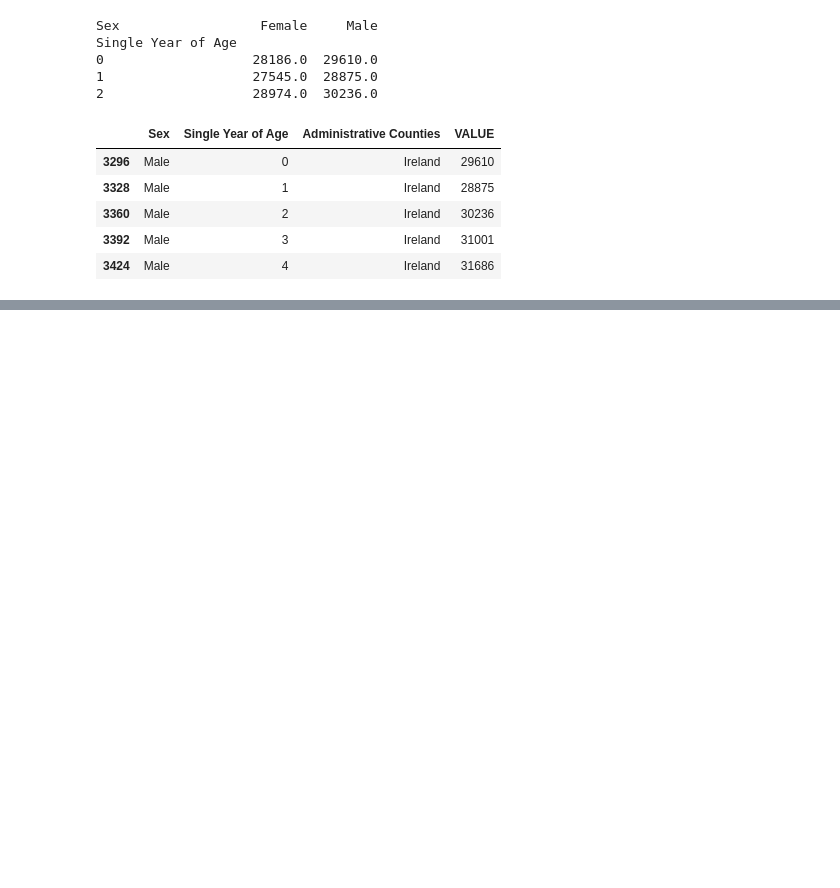
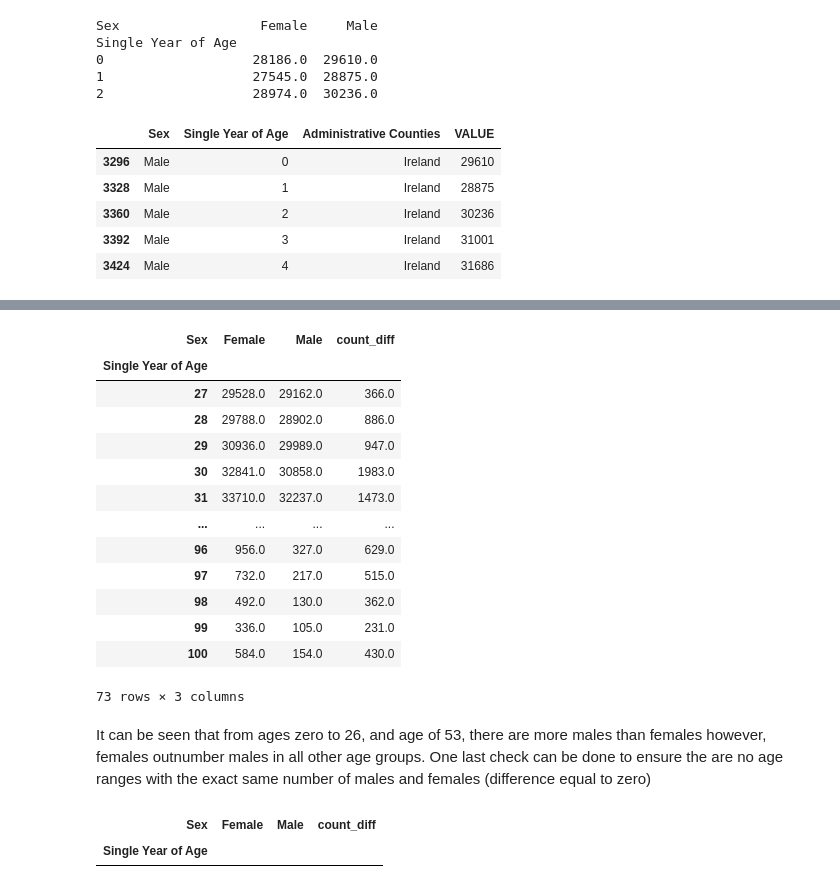
Before and after one commit to danielfinnerty/PFDA, a Jupyter notebook: assignments/assignment05-population.ipynb, the cells around one changed output, grey strips where cells are left out. Saved outputs shown, nothing was run; the diff lists cells and outputs as text; code cells hidden in the pictures; blank space fills up the shorter version.

```diff
--- a/assignments/assignment05-population.ipynb
+++ b/assignments/assignment05-population.ipynb
@@ -152,0 +263,32 @@ df.head()
+# %%
+# Confirm ages where the difference value is greated than 0 (more females than males)
+df_female = df_anal[df_anal["count_diff"] > 0]
+
+# Show
+df_female
+# %% [output]
+| Sex | Female | Male | count_diff |
+| Single Year of Age |  |  |  |
+| 27 | 29528.0 | 29162.0 | 366.0 |
+| 28 | 29788.0 | 28902.0 | 886.0 |
+| 29 | 30936.0 | 29989.0 | 947.0 |
+| 30 | 32841.0 | 30858.0 | 1983.0 |
+| 31 | 33710.0 | 32237.0 | 1473.0 |
+| ... | ... | ... | ... |
+| 96 | 956.0 | 327.0 | 629.0 |
+| 97 | 732.0 | 217.0 | 515.0 |
+| 98 | 492.0 | 130.0 | 362.0 |
+| 99 | 336.0 | 105.0 | 231.0 |
+| 100 | 584.0 | 154.0 | 430.0 |
+73 rows × 3 columns
+# %% [markdown]
+It can be seen that from ages zero to 26, and age of 53, there are more males than females however, females outnumber males in all other age groups. One last check can be done to ensure the are no age ranges with the exact same number of males and females (difference equal to zero)
+# %%
+# Confirm ages where the difference value is equal to 0 (same number of females and males)
+df_equal = df_anal[df_anal["count_diff"] == 0]
+
+# Show
+df_equal
+# %% [output]
+| Sex | Female | Male | count_diff |
+| Single Year of Age |  |  |  |
```
Also changed, not shown: parts of 45 cells of this notebook.
